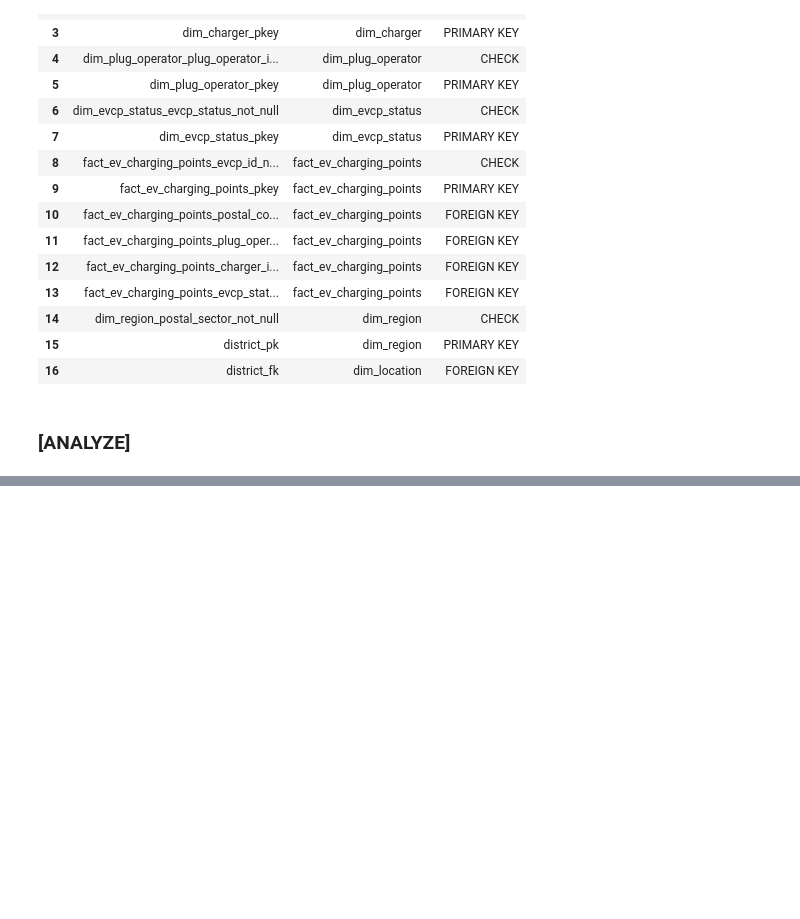
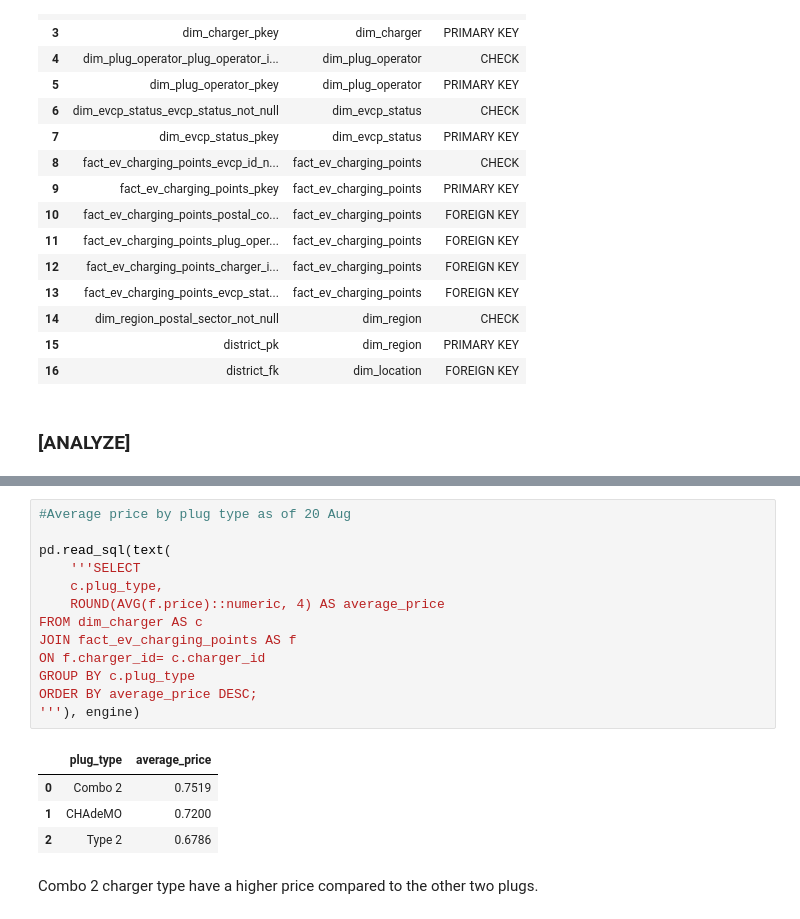
Before and after one commit to TanvirSiddique/repo2, a Jupyter notebook: EV charging Point_17Aug.ipynb, the cells around one changed output, grey strips where cells are left out. Cells and saved outputs as stored; diff of their text form; blank space fills up the shorter version.

```diff
--- a/EV charging Point_17Aug.ipynb
+++ b/EV charging Point_17Aug.ipynb
@@ -1833,0 +1922,20 @@ pd.read_sql(text(
+# %%
+#Average price by plug type as of 20 Aug
+
+pd.read_sql(text(
+    '''SELECT
+	c.plug_type,
+    ROUND(AVG(f.price)::numeric, 4) AS average_price
+FROM dim_charger AS c
+JOIN fact_ev_charging_points AS f
+ON f.charger_id= c.charger_id
+GROUP BY c.plug_type
+ORDER BY average_price DESC;
+'''), engine)
+# %% [output]
+|  | plug_type | average_price |
+| 0 | Combo 2 | 0.7519 |
+| 1 | CHAdeMO | 0.7200 |
+| 2 | Type 2 | 0.6786 |
+# %% [markdown]
+Combo 2 charger type have a higher price compared to the other two plugs.
```
Also changed, not shown: parts of 50 cells of this notebook.
